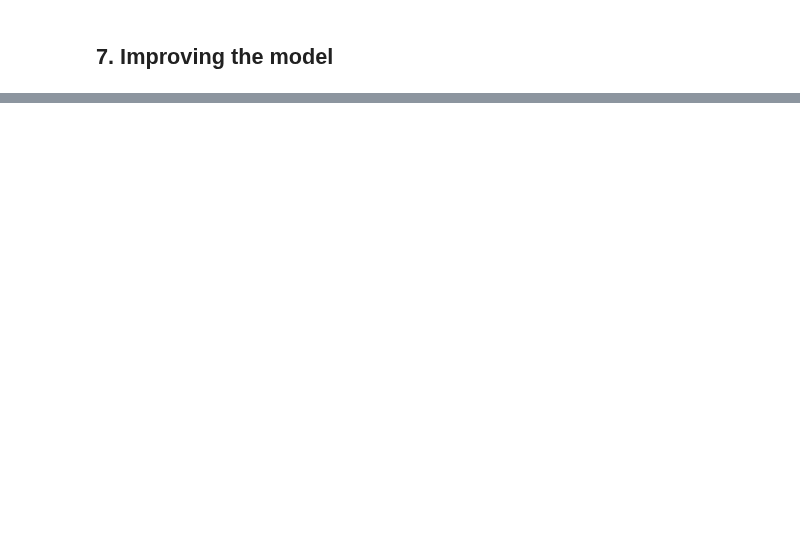
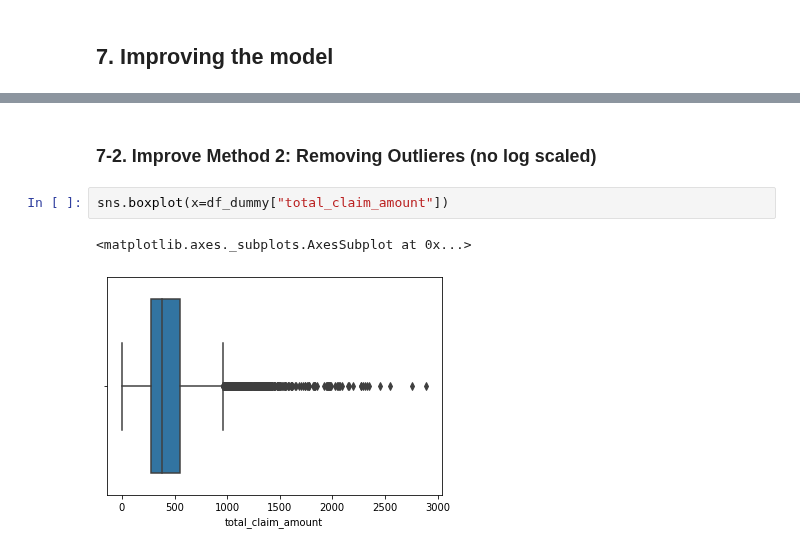
Before and after one commit to dooinn/lab-customer-analysis-round-5, a Jupyter notebook: lab-customer-analysis-round-567.ipynb, the cells around one changed output, grey strips where cells are left out. Saved outputs shown, nothing was run; the diff lists cells and outputs as text; blank space fills up the shorter version.

```diff
--- a/lab-customer-analysis-round-567.ipynb
+++ b/lab-customer-analysis-round-567.ipynb
@@ -334,0 +400,7 @@ MAE: 94.52272816801197
+# %% [markdown]
+### 7-2. Improve Method 2: Removing Outlieres (no log scaled)
+# %%
+sns.boxplot(x=df_dummy["total_claim_amount"])
+# %% [output]
+<matplotlib.axes._subplots.AxesSubplot at 0x...>
+[figure, added]
```
Also changed, not shown: parts of 32 cells of this notebook.
